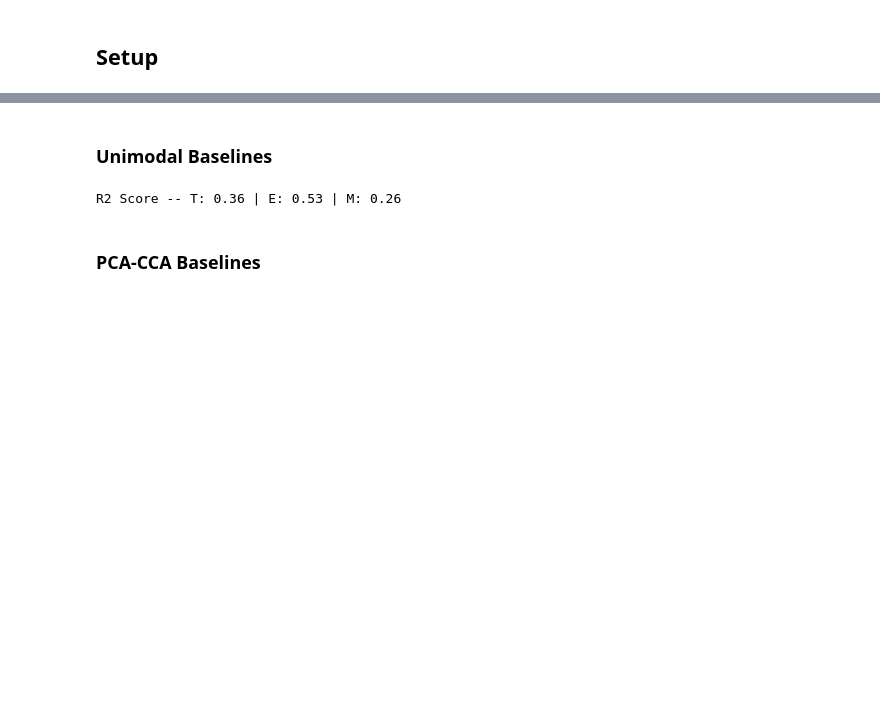
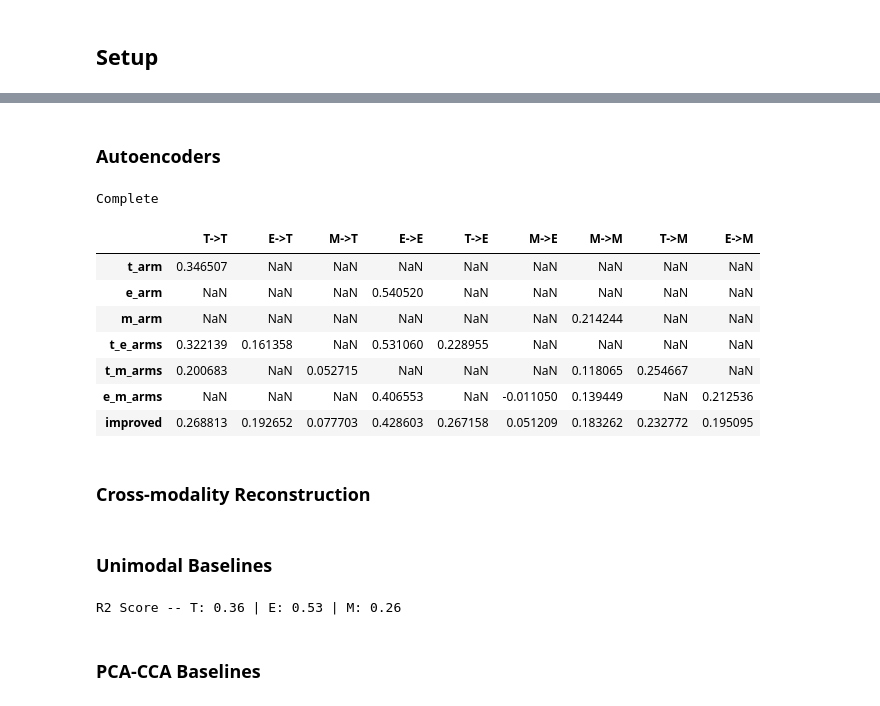
Before and after one commit to AllenInstitute/cplAE_MET, a Jupyter notebook: notebooks/MET_testing.ipynb, the cells around one changed output, grey strips where cells are left out. Drawn from its saved outputs; the diff is of its cells as text; code cells hidden in the pictures; blank space fills up the shorter version.

Commit message:
Added support for cross-modality loss, along with some documentation.

```diff
--- a/notebooks/MET_testing.ipynb
+++ b/notebooks/MET_testing.ipynb
@@ -168,0 +197,9 @@ def pc_cca(XT, XE, train_ind, pc_dim_T, pc_dim_E, cca_dim):
+# %%
+cca_results = {}
+modalities = ["T", "E", "M"]
+for i in range(3):
+    for j in range(i + 1, 3):
+        (modal_1, modal_2) = (modalities[i], modalities[j])
+        print(f"{modal_1}-{modal_2}", end = "\r")
+        cca_results[f"{modal_1}-{modal_2}"] = get_pc_cca_baselines(modal_1, modal_2, 3)
+print("Complete")
@@ -168,0 +208,10 @@ def pc_cca(XT, XE, train_ind, pc_dim_T, pc_dim_E, cca_dim):
+# %%
+for (key, cca_data) in cca_results.items():
+    (modal_1, modal_2) = key.split("-")
+    ((_, _, xr1, xr2, xr1_2, xr2_1), data_dict) = cca_data[1]
+    (x1, x2) = (data_dict[f"{modal_1}_dat"], data_dict[f"{modal_2}_dat"])
+    score1 = r2_score(x1.reshape([x1.shape[0], -1]), xr1)
+    score2 = r2_score(x2.reshape([x2.shape[0], -1]), xr2)
+    score1_2 = r2_score(x1.reshape([x1.shape[0], -1]), xr1_2)
+    score2_1 = r2_score(x2.reshape([x2.shape[0], -1]), xr2_1)
+    print(f"{modal_1}->{modal_1}: {score1:.2f} | {modal_2}->{modal_2}: {score2:.2f} | {modal_2}->{modal_1}: {score1_2:.2f} | {modal_1}->{modal_2}: {score2_1:.2f}")
@@ -169,3 +264,41 @@ def pc_cca(XT, XE, train_ind, pc_dim_T, pc_dim_E, cca_dim):
+# %% [markdown]
+### Autoencoders
+# %%
+recons = {}
+for (exp_name, exp_dict) in model_data.items():
+    recons[exp_name] = {}
+    modalities = exp_dict["model"].modal_arms.keys()
+    for in_modal in modalities:
+        for out_modal in modalities:
+            print(f"Generating {exp_name}: {in_modal} -> {out_modal}", end = "\r")
+            (recon, modal_data) = get_reconstruction(
+                exp_dict["model"], exp_dict["data"], exp_dict["experiment"]["test_ids"], in_modal, out_modal,
+                out_exists = True)
+            recons[exp_name][f"{in_modal}->{out_modal}"] = (recon, modal_data)
+print("Complete                      ")
+# %% [output]
+Complete
+# %%
+r2_scores = {exp_name: get_r2_scores(recon_dict) for (exp_name, recon_dict) in recons.items()}
+# %%
+modal_pairs = ["TT", "ET", "MT", "EE", "TE", "ME", "MM", "TM", "EM"]
+within_r2 = {f"{modal_1}->{modal_2}": {} for (modal_1, modal_2) in modal_pairs}
+for (exp_name, r2_dict) in r2_scores.items():
+    for (modal_string, within_dict) in within_r2.items():
+        score = r2_dict.get(modal_string)
+        within_dict[exp_name] = score
+pd.DataFrame(within_r2)
+# %% [output]
+|  | T->T | E->T | M->T | E->E | T->E | M->E | M->M | T->M | E->M |
+| t_arm | 0.346507 | NaN | NaN | NaN | NaN | NaN | NaN | NaN | NaN |
+| e_arm | NaN | NaN | NaN | 0.540520 | NaN | NaN | NaN | NaN | NaN |
+| m_arm | NaN | NaN | NaN | NaN | NaN | NaN | 0.214244 | NaN | NaN |
+| t_e_arms | 0.322139 | 0.161358 | NaN | 0.531060 | 0.228955 | NaN | NaN | NaN | NaN |
+| t_m_arms | 0.200683 | NaN | 0.052715 | NaN | NaN | NaN | 0.118065 | 0.254667 | NaN |
+| e_m_arms | NaN | NaN | NaN | 0.406553 | NaN | -0.011050 | 0.139449 | NaN | 0.212536 |
+| improved | 0.268813 | 0.192652 | 0.077703 | 0.428603 | 0.267158 | 0.051209 | 0.183262 | 0.232772 | 0.195095 |
+# %% [markdown]
+### Cross-modality Reconstruction
 # %% [markdown]
 ### Unimodal Baselines
 # %%
```
Also changed, not shown: parts of 18 cells of this notebook, 3 other files.
